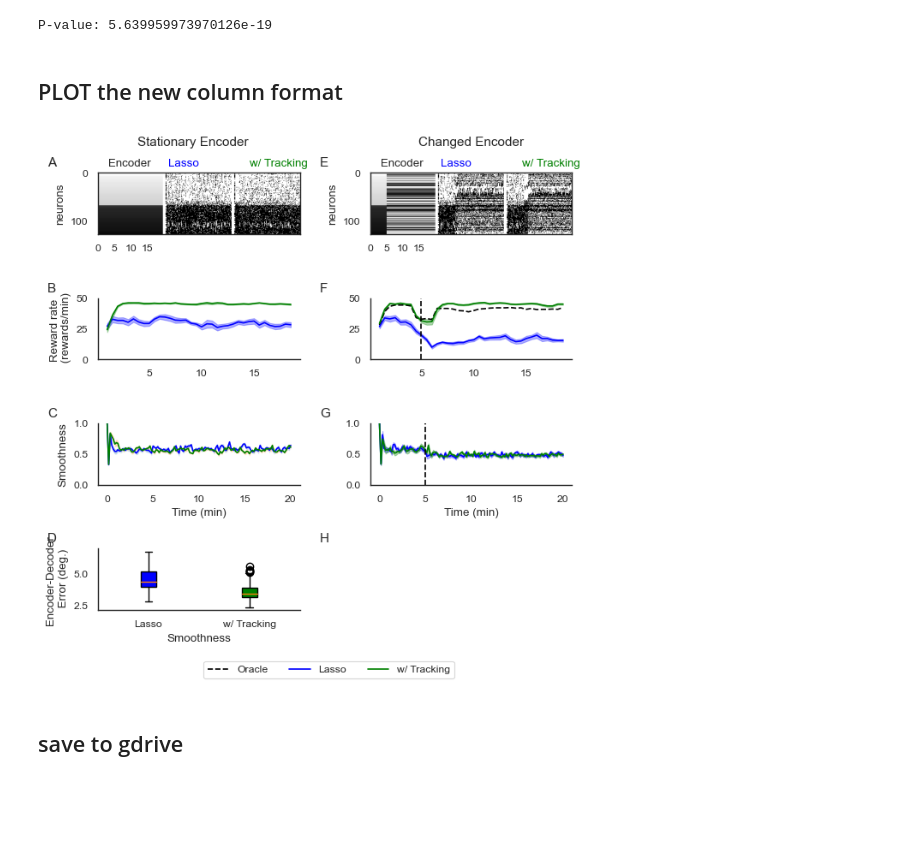
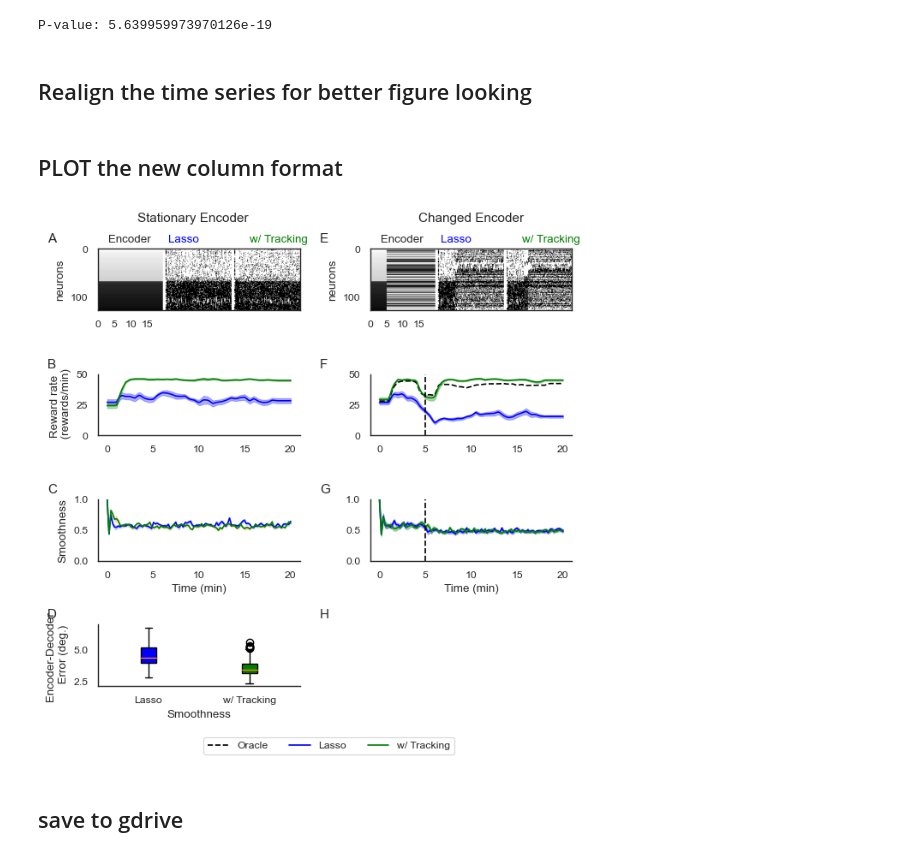
Before and after one commit to sijia66/adaptive_feature_selection, a Jupyter notebook: figure3_lasso_selection/231128_afs_figure3_full_feature_selection_full_lasso_random_seeds.ipynb, the cells around one changed output. Saved outputs shown, nothing was run; the diff lists cells and outputs as text; code cells hidden in the pictures; blank space fills up the shorter version.

```diff
--- a/figure3_lasso_selection/231128_afs_figure3_full_feature_selection_full_lasso_random_seeds.ipynb
+++ b/figure3_lasso_selection/231128_afs_figure3_full_feature_selection_full_lasso_random_seeds.ipynb
@@ -28,6 +28,7 @@ save_to_gdrive = False # this is done through the gdrive's mapping to the local
 gdrive_directory = '/home/aolab/gdrive/Projects/Feature Selection/Figures/'
 error_bar_method = "sem" #  or percentiles
 dpi_value = 300
+exp_length = 20 # minutes
 # %% [markdown]
 # ideas
 # %%
@@ -710,3 +711,13 @@ oracle_reward_rate = oracle_data_dict['reward_rate_all']
 oracle_window_stamps_all = oracle_data_dict['window_stamps_all']
 oracle_smoothness_conds_by_batch = \
     oracle_data_dict['smoothness_conds_by_batch']
+# %% [markdown]
+## Realign the time series for better figure looking
+# %%
+def interpolate_single_time_series(ts_times, ts_values, common_time):
+    if common_time is None:
+        raise ValueError("common_time must be provided for interpolation.")
+
+    ts_interp = \
+        np.apply_along_axis(lambda v: np.interp(common_time, ts_times, v), axis=1, arr=ts_values)
+    return common_time, ts_interp
@@ -787,13 +840,13 @@ ax_feat_activity.text(0.75, 1.1, legends[1], transform=ax_feat_activity.transAxe
 ax  = summary_axes[2,0]
 ax.set_ylim(0, 1)
 for i in stationary_shuffling_indices[0]:
-    ax.plot(smoothness_xlabels, smoothness_conds_by_batch[i, :].T,
+    ax.plot(common_time, smoothness_conds_by_batch[i, :].T,
                            color = line_colors[i],
                            label = legends[i])
 
 # add the error bars using a for loop
 for i in stationary_shuffling_indices[0]:
-    ax.fill_between(smoothness_xlabels,
+    ax.fill_between(common_time,
                         smoothness_conds_by_batch_25[i,:].T,
                         smoothness_conds_by_batch_75[i,:].T,
                                     alpha = 0.3)
@@ -802,13 +855,13 @@ ax.set_ylabel('Smoothness')
 ax = summary_axes[2,1]
 ax.set_ylim(0, 1)
 for i in stationary_shuffling_indices[1]:
-    ax.plot(smoothness_xlabels, smoothness_conds_by_batch[i,:].T,
+    ax.plot(common_time, smoothness_conds_by_batch[i,:].T,
                            color = line_colors[i - 2],
                            )
 
 # add the error bars using a for loop
 for i in stationary_shuffling_indices[1]:
-    ax.fill_between(smoothness_xlabels,
+    ax.fill_between(common_time,
                                     smoothness_conds_by_batch_25[i,:].T,
                                     smoothness_conds_by_batch_75[i,:].T,
                                     color = line_colors[i - 2],
@@ -838,7 +891,7 @@ ax = summary_axes[1,0]
 # then the reward rate
 ax.set_ylim(0, 50)
 for i in stationary_shuffling_indices[0]:
-    ax.plot(window_time_stamps / 60,
+    ax.plot(common_time,
                        reward_rate_all[i,:].T,
                        color = line_colors[i],
                        )
@@ -846,29 +899,29 @@ for i in stationary_shuffling_indices[0]:
 
 # add the error bars using a for loop
 for i in stationary_shuffling_indices[0]:
-    ax.fill_between(window_time_stamps / 60,
-                                    reward_rate_all_25[i,:].T,
-                                    reward_rate_all_75[i,:].T,
-                                    alpha = 0.3,
+    ax.fill_between(common_time,
+                    reward_rate_all_25[i,:].T,
+                    reward_rate_all_75[i,:].T,
+                            alpha = 0.3,
                                     color = line_colors[i])
 ax.set_ylabel('Reward rate \n (rewards/min)')
 
 ax = summary_axes[1,1]
 
-ax.plot(window_time_stamps / 60,
+ax.plot(common_time,
         oracle_reward_rate[0], label = "Oracle",
         color = 'k', linestyle = '--')
 
 ax.set_ylim(0, 50)
 for i in stationary_shuffling_indices[1]:
-    ax.plot(window_time_stamps / 60,
+    ax.plot(common_time,
                           reward_rate_all[i,:].T,
                           color = line_colors[i-2],
                           )
 
 # add the error bars using a for loop
 for i in stationary_shuffling_indices[1]:
-    ax.fill_between(window_time_stamps / 60,
+    ax.fill_between(common_time,
                                     reward_rate_all_25[i,:].T,
                                     reward_rate_all_75[i,:].T,
                                     color = line_colors[i-2],
@@ -876,34 +929,34 @@ for i in stationary_shuffling_indices[1]:
 # add a dotted line to indicate encoder swap
 ax.axvline(x=5, color='k', linestyle='--')
 
 summary_axes[2,0].set_xlabel('Time (min)')
 summary_axes[2,1].set_xlabel('Time (min)')
 
 summary_axes[2,1].set_xlabel('Time (min)')
 
 ## modify the boundary
 # for summary_axes[1,0], summary_axes[1,1], summary_axes[2,0], summary_axes[2,1]
 # get rid of the right and top spines
 for ax in [summary_axes[1,0],
            summary_axes[1,1],
            summary_axes[2,0],
            summary_axes[2,1],
            summary_axes[3,0]]:
     ax.spines['right'].set_visible(False)
     ax.spines['top'].set_visible(False)
 
 # get rid of the very last axis
 summary_axes[3,1].axis('off')
 
 # put the legend outside of the figure at the center of the bottom
 
 lgd = summary_figure.legend(bbox_to_anchor=(0.3, -.01), ncol = 3,
                          loc=2, borderaxespad=0.)
 summary_figure.subplots_adjust(bottom=0.2)
 
 summary_figure.tight_layout()
 # %% [output]
-[figure, old version]
+[figure, new version]
 # %% [markdown]
 ## save to gdrive
 # %%
```
Also changed, not shown: parts of 1 cell of this notebook, 2 other files.
